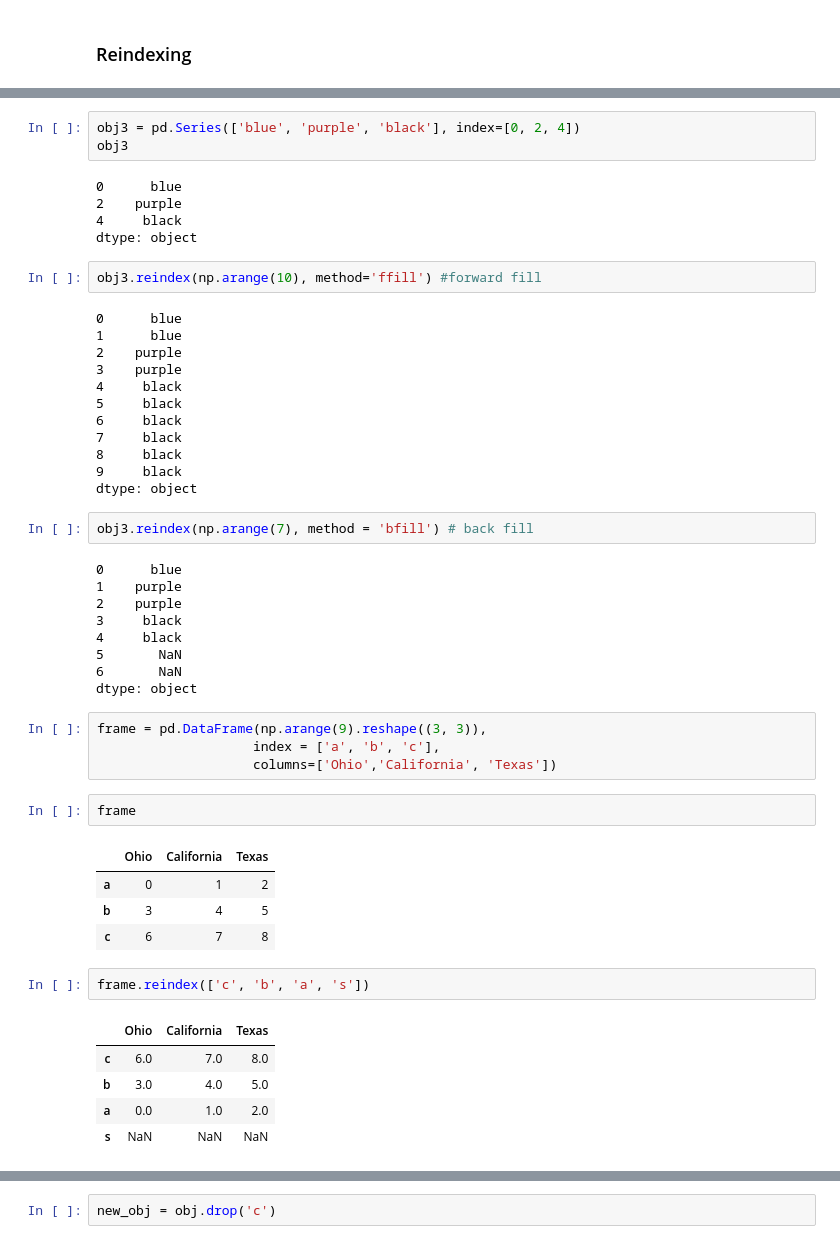
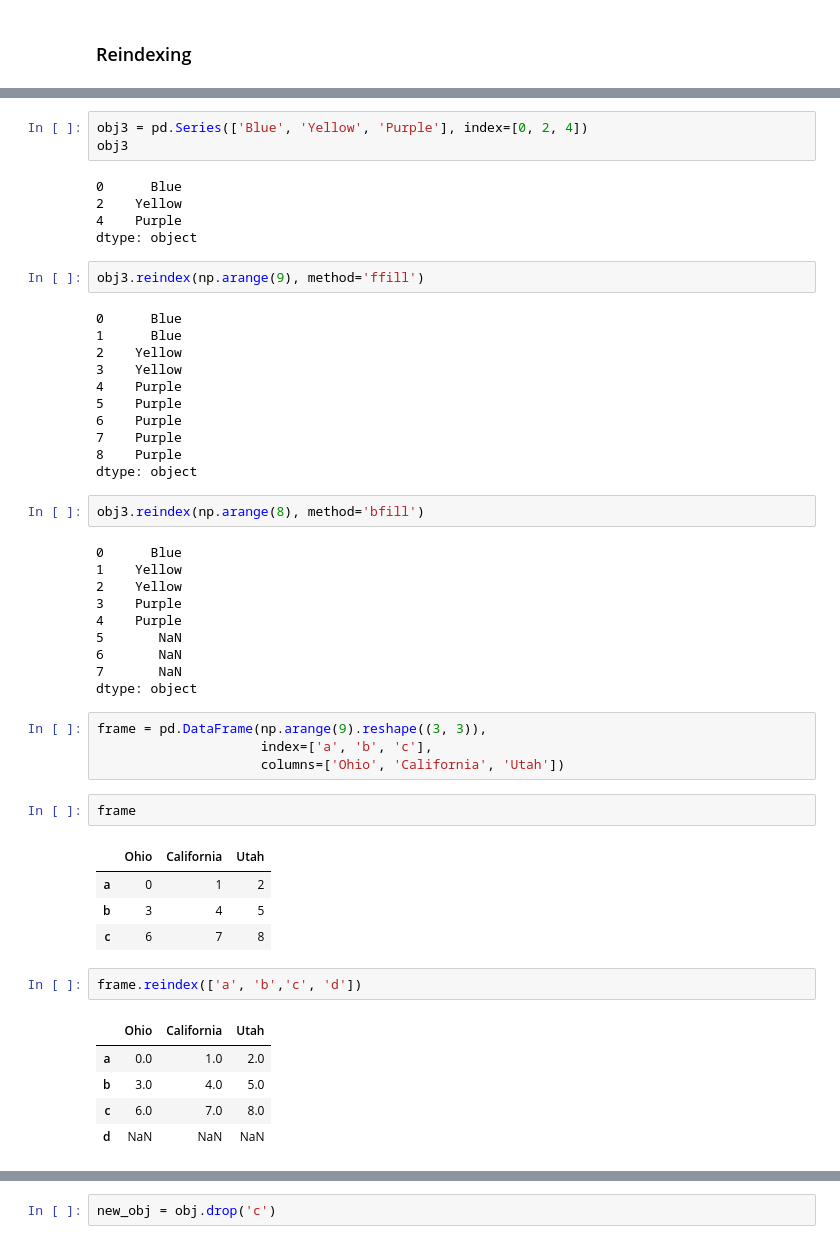
Before and after one commit to vikasAWA/Python-for-data-analysis, a Jupyter notebook: getting_started_pandas.ipynb, the cells around one changed output, grey strips where cells are left out. Saved outputs shown, nothing was run; the diff lists cells and outputs as text.

```diff
--- a/getting_started_pandas.ipynb
+++ b/getting_started_pandas.ipynb
@@ -544,52 +547,52 @@ dtype: float64
 # %%
-obj3 = pd.Series(['blue', 'purple', 'black'], index=[0, 2, 4])
+obj3 = pd.Series(['Blue', 'Yellow', 'Purple'], index=[0, 2, 4])
 obj3
 # %% [output]
-0      blue
-2    purple
-4     black
+0      Blue
+2    Yellow
+4    Purple
 dtype: object
 # %%
-obj3.reindex(np.arange(10), method='ffill') #forward fill
+obj3.reindex(np.arange(9), method='ffill')
 # %% [output]
-0      blue
-1      blue
-2    purple
-3    purple
-4     black
-5     black
-6     black
-7     black
-8     black
-9     black
+0      Blue
+1      Blue
+2    Yellow
+3    Yellow
+4    Purple
+5    Purple
+6    Purple
+7    Purple
+8    Purple
 dtype: object
 # %%
-obj3.reindex(np.arange(7), method = 'bfill') # back fill
+obj3.reindex(np.arange(8), method='bfill')
 # %% [output]
-0      blue
-1    purple
-2    purple
-3     black
-4     black
+0      Blue
+1    Yellow
+2    Yellow
+3    Purple
+4    Purple
 5       NaN
 6       NaN
+7       NaN
 dtype: object
 # %%
 frame = pd.DataFrame(np.arange(9).reshape((3, 3)),
-                    index = ['a', 'b', 'c'],
-                    columns=['Ohio','California', 'Texas'])
+                     index=['a', 'b', 'c'],
+                     columns=['Ohio', 'California', 'Utah'])
 # %%
 frame
 # %% [output]
-|  | Ohio | California | Texas |
+|  | Ohio | California | Utah |
 | a | 0 | 1 | 2 |
 | b | 3 | 4 | 5 |
 | c | 6 | 7 | 8 |
 # %%
-frame.reindex(['c', 'b', 'a', 's'])
+frame.reindex(['a', 'b','c', 'd'])
 # %% [output]
-|  | Ohio | California | Texas |
+|  | Ohio | California | Utah |
+| a | 0.0 | 1.0 | 2.0 |
+| b | 3.0 | 4.0 | 5.0 |
 | c | 6.0 | 7.0 | 8.0 |
-| b | 3.0 | 4.0 | 5.0 |
-| a | 0.0 | 1.0 | 2.0 |
-| s | NaN | NaN | NaN |
+| d | NaN | NaN | NaN |
```
Also changed, not shown: parts of 209 cells of this notebook, 2 other files.
